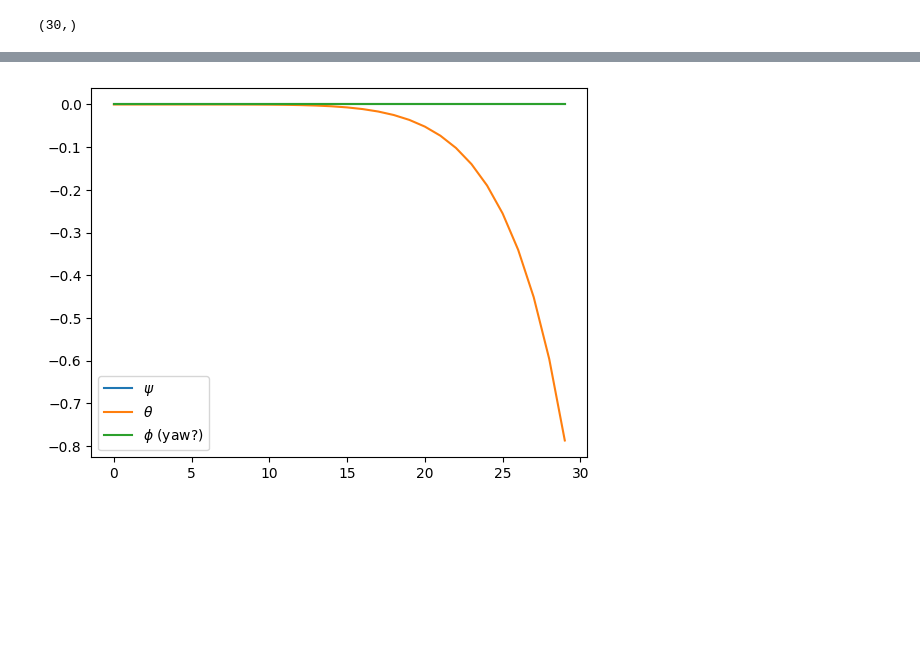
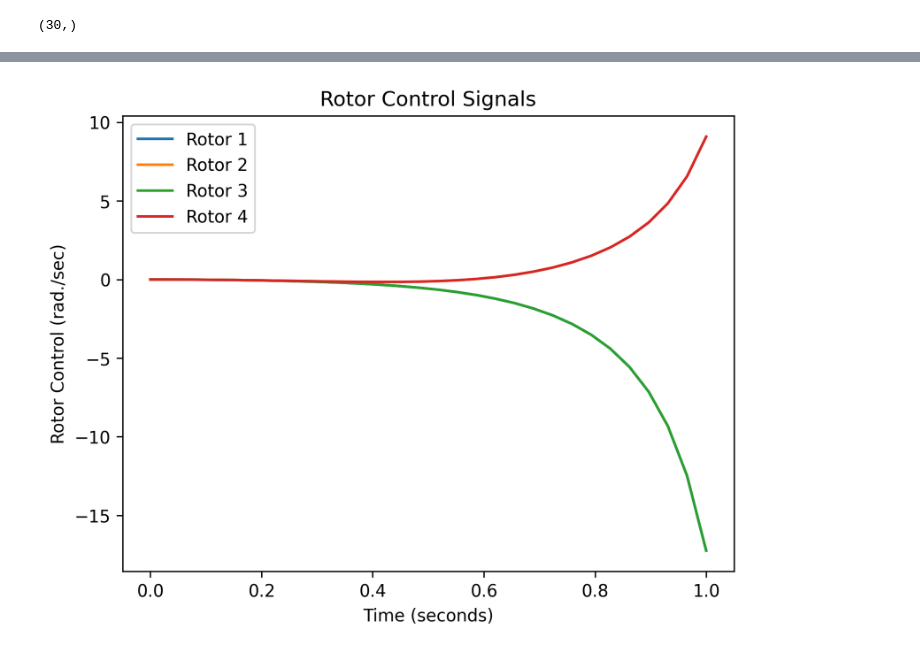
Before and after one commit to mward19/drone-stabilization, a Jupyter notebook: drone_simulate.ipynb, the cells around one changed output, grey strips where cells are left out. Saved outputs shown, nothing was run; the diff lists cells and outputs as text; code cells hidden in the pictures; blank space fills up the shorter version.

Commit message:
apply visualization to PMP

```diff
--- a/drone_simulate.ipynb
+++ b/drone_simulate.ipynb
@@ -3,8 +3,17 @@ from scipy.integrate import solve_ivp
 import numpy as np
 
 from drone_utils_2 import *
+from visualize import (
+    plot_trajectory,
+    animate_trajectory,
+    plot_rotor_control,
+    plot_angles,
+)
+from IPython.display import Video
 
 from matplotlib import pyplot as plt
+
+plt.rcParams["figure.dpi"] = 300
 # %%
 t_init = 0
 t_final = 1
@@ -43,25 +41,26 @@ def ode(t, y):
 
     control = optimal_control(costate, inerx, inery, inerz, L, lam, m)
 
-
-    return np.hstack([
-        state_dot(state, control, inerx, inery, inerz, L, lam, g, m),
-        costate_dot(
-            state, costate, inerx, inery, inerz, g,
-            alpha=1, # Penalizes yaw
-            beta=1,  # Penalizes tilt (pitch and roll)
-            gamma=1  # Penalizes position
-        )
-    ])
+    return np.hstack(
+        [
+            state_dot(state, control, inerx, inery, inerz, L, lam, g, m),
+            costate_dot(
+                state,
+                costate,
+                inerx,
+                inery,
+                inerz,
+                g,
+                alpha=1,  # Penalizes yaw
+                beta=1,  # Penalizes tilt (pitch and roll)
+                gamma=1,  # Penalizes position
+            ),
+        ]
+    )
 # %%
 t_range.shape
 # %% [output]
 (30,)
 # %%
-sol = solve_ivp(
-    ode,
-    (t_init, t_final),
-    state_costate_init,
-    t_eval=t_range
-)
+sol = solve_ivp(ode, (t_init, t_final), state_costate_init, t_eval=t_range)
 # %%
@@ -94,8 +80,4 @@ plt.show()
-# %%
-plt.plot(sol.y[3], label=r'$\psi$')
-plt.plot(sol.y[4], label=r'$\theta$')
-plt.plot(sol.y[5], label=r'$\phi$ (yaw?)')
-plt.legend()
-plt.show()
-# %% [output]
-[figure, removed]
+# %%
+plot_rotor_control(sol.t, control.T)
+# %% [output]
+[figure, added]
```
Also changed, not shown: parts of 7 cells of this notebook, 2 other files.
